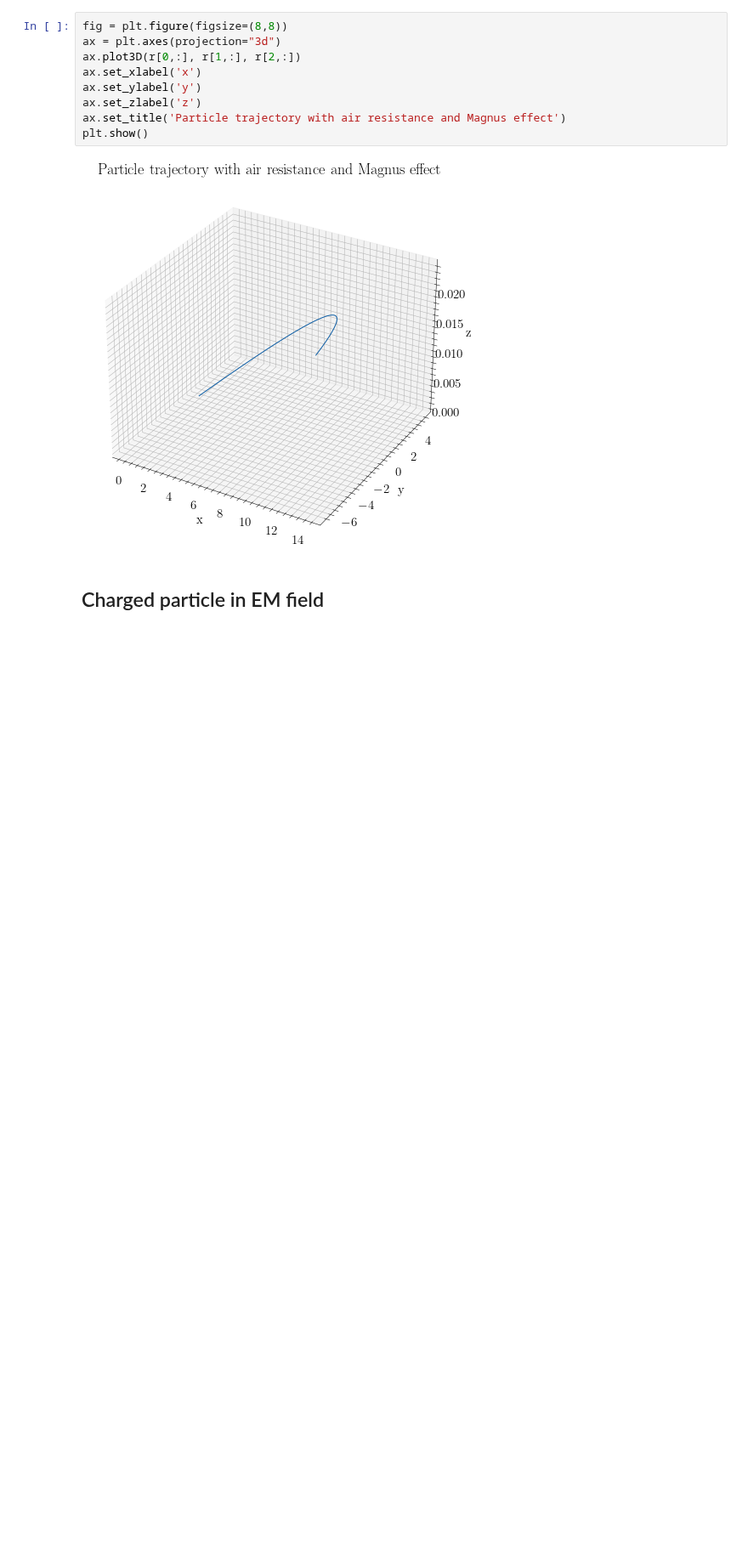
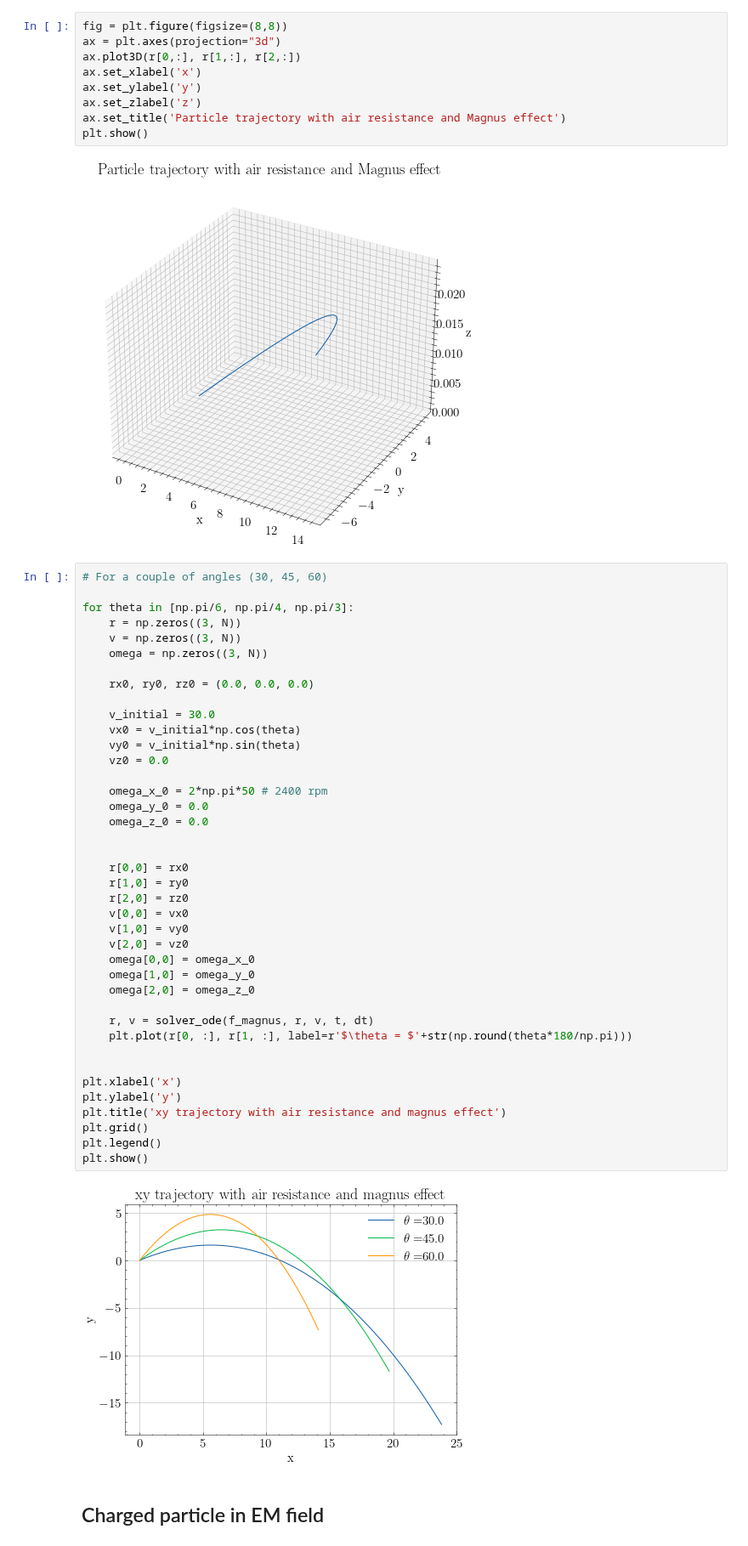
Before and after one commit to franklinzppa/fisica-computacional, a Jupyter notebook: week2.ipynb, the cells around one changed output. Shown at 85% size. Saved outputs shown, nothing was run; the diff lists cells and outputs as text; blank space fills up the shorter version.

```diff
--- a/week2.ipynb
+++ b/week2.ipynb
@@ -251,6 +258,48 @@ ax.set_title('Particle trajectory with air resistance and Magnus effect')
 plt.show()
 # %% [output]
 [figure]
+# %%
+# For a couple of angles (30, 45, 60)
+
+for theta in [np.pi/6, np.pi/4, np.pi/3]:
+    r = np.zeros((3, N))
+    v = np.zeros((3, N))
+    omega = np.zeros((3, N))
+
+    rx0, ry0, rz0 = (0.0, 0.0, 0.0)
+
+    v_initial = 30.0
+    vx0 = v_initial*np.cos(theta)
+    vy0 = v_initial*np.sin(theta)
+    vz0 = 0.0
+
+    omega_x_0 = 2*np.pi*50 # 2400 rpm
+    omega_y_0 = 0.0
+    omega_z_0 = 0.0
+
+
+    r[0,0] = rx0
+    r[1,0] = ry0
+    r[2,0] = rz0
+    v[0,0] = vx0
+    v[1,0] = vy0
+    v[2,0] = vz0
+    omega[0,0] = omega_x_0
+    omega[1,0] = omega_y_0
+    omega[2,0] = omega_z_0
+
+    r, v = solver_ode(f_magnus, r, v, t, dt)
+    plt.plot(r[0, :], r[1, :], label=r'$\theta = $'+str(np.round(theta*180/np.pi)))
+
+
+plt.xlabel('x')
+plt.ylabel('y')
+plt.title('xy trajectory with air resistance and magnus effect')
+plt.grid()
+plt.legend()
+plt.show()
+# %% [output]
+[figure, added]
 # %% [markdown]
 ## Charged particle in EM field
 # %%
```
Also changed, not shown: parts of 6 cells of this notebook.
